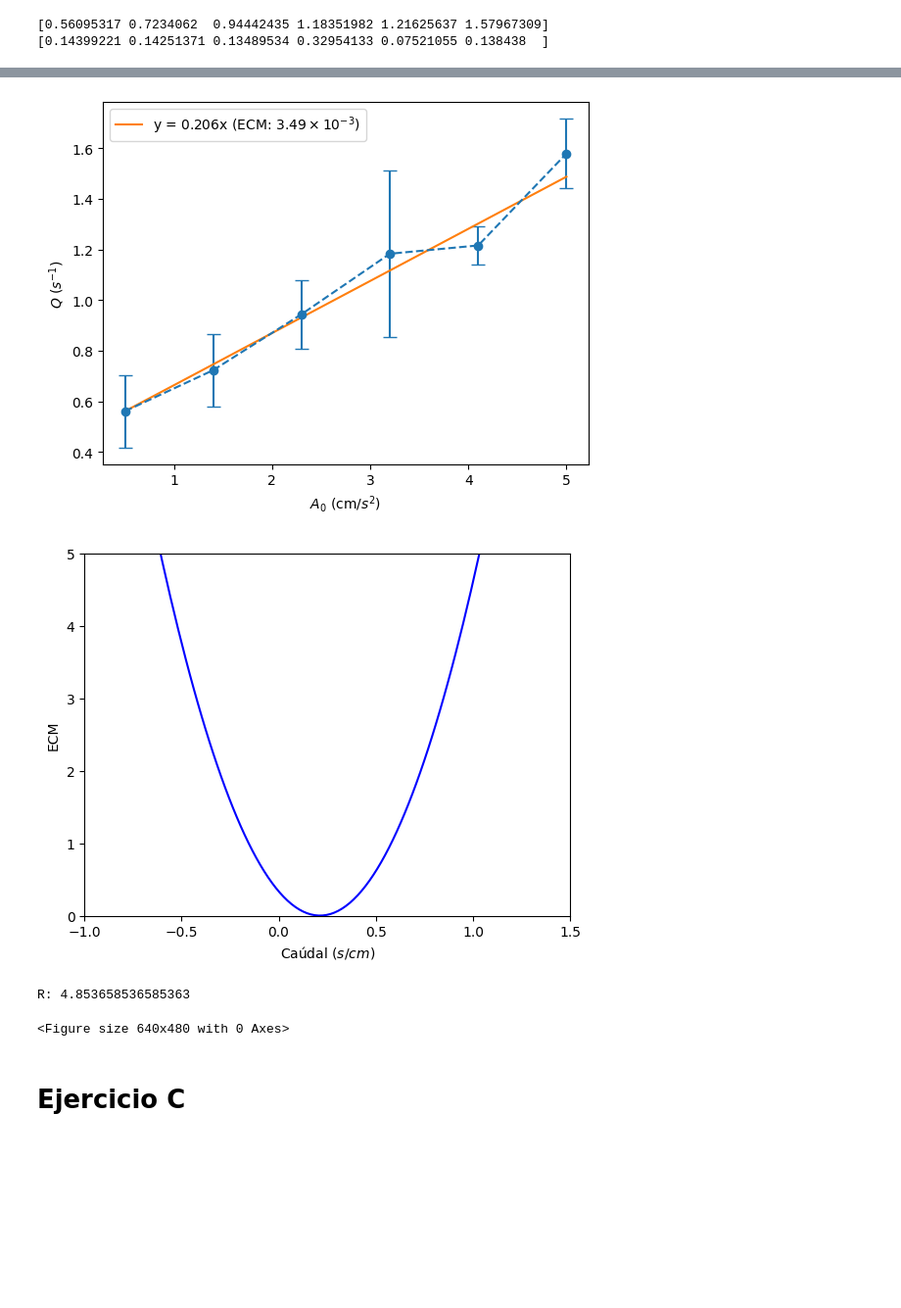
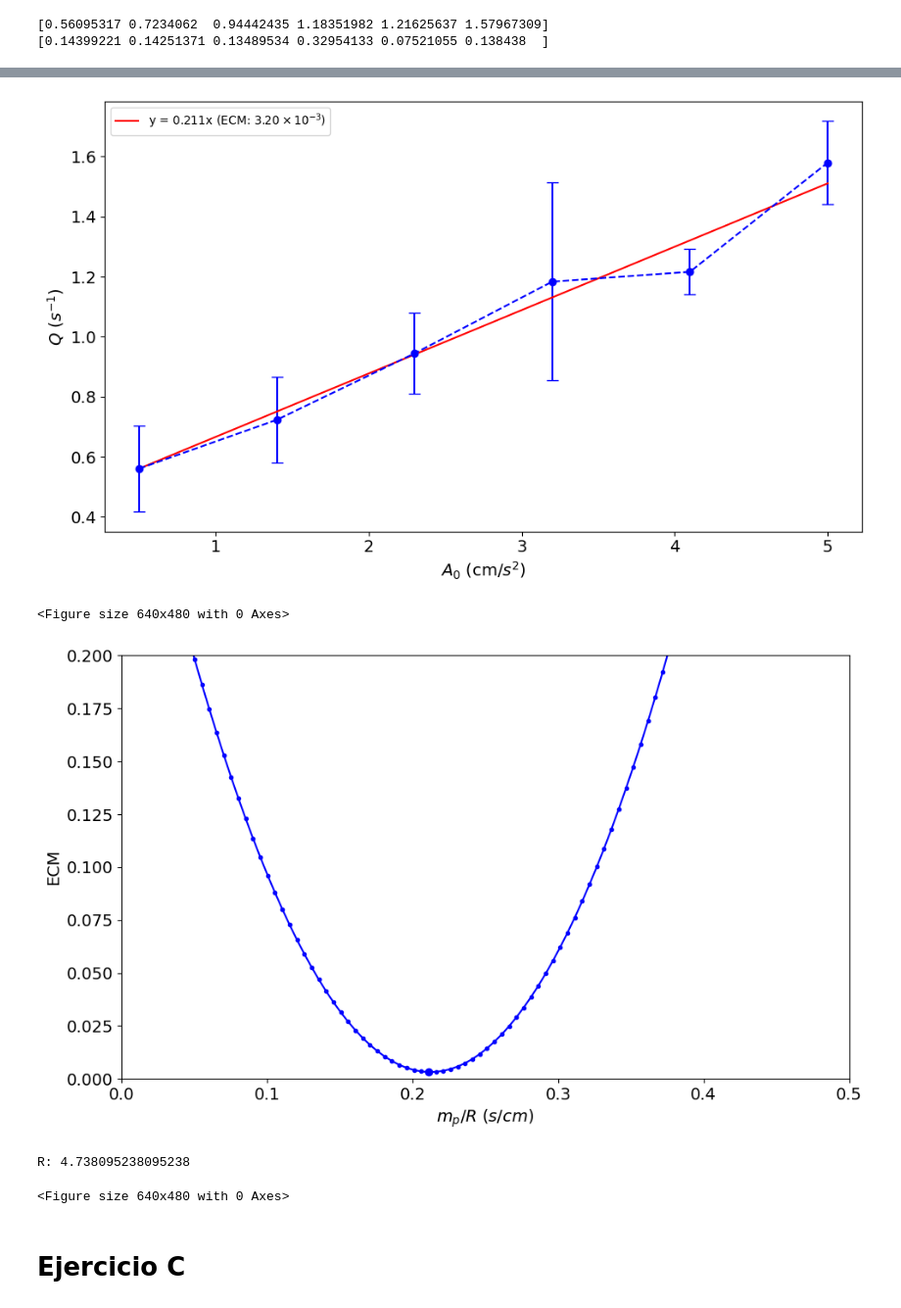
Before and after one commit to JR-Castro/simulacion-de-sistemas, a Jupyter notebook: granular-medium/scripts/q_vs_a0.ipynb, the cells around one changed output, grey strips where cells are left out. Shown: that part at 98% size. Cells and saved outputs as stored; diff of their text form; code cells hidden in the pictures; blank space fills up the shorter version.

Commit message:
Update graph styles

```diff
--- a/granular-medium/scripts/q_vs_a0.ipynb
+++ b/granular-medium/scripts/q_vs_a0.ipynb
@@ -93,7 +124,7 @@ b_a0_fit = [a0 - A0_VALUES[0] for a0 in A0_VALUES]
 print(b_q_means_fit)
 print(b_a0_fit)
 
-b_possible_vals = np.linspace(-1.0, 3.0, 200)
+b_possible_vals = np.linspace(0.0, 1.0, 200)
 errors = [compute_mean_square_error(b, b_a0_fit, b_q_means_fit) for b in b_possible_vals]
 
 b_min_b_error_idx = np.argmin(errors)
@@ -110,36 +141,48 @@ Min error: 0.003489047586648598
 # %%
 # Graph q_means vs a0 with error bars
 # plt.scatter(A0_VALUES, b_q_means)
-plt.errorbar(A0_VALUES, b_q_means, yerr=b_q_std, fmt='o--', capsize=5)
+plt.figure(figsize=(10, 6))
+plt.errorbar(A0_VALUES, b_q_means, yerr=b_q_std, fmt='o--', capsize=5, color=colors[0])
 plt.plot(A0_VALUES, [b_best_b * (a0 - A0_VALUES[0]) + b_q_means[0] for a0 in A0_VALUES],
-         label=f"y = {b_best_b:.3f}x (ECM: {formatter(b_min_b_error, None)})")
+         label=f"y = {b_best_b:.3f}x (ECM: {formatter(b_min_b_error, None)})", color=colors[1])
+plt.xticks(fontsize=14)
+plt.yticks(fontsize=14)
+plt.xlabel("$A_0$ (cm/$s^2$)", fontdict=FONT)
+plt.ylabel("$Q$ ($s^{-1}$)", fontdict=FONT)
 plt.legend(loc='upper left')
-plt.xlabel("$A_0$ (cm/$s^2$)")
-plt.ylabel("$Q$ ($s^{-1}$)")
+plt.tight_layout()
 
 plt.savefig("../analysis/q_vs_a0.png", dpi=300)
 plt.show()
 plt.clf()
 
-plt.plot(b_possible_vals, errors, color='blue')
-plt.xlabel("Caúdal ($s/cm$)")
-plt.ylabel("ECM")
-plt.xlim(-1.0, 1.5)
-plt.ylim(0, 5.0)
+plt.figure(figsize=(10, 6))
+
+plt.plot(b_possible_vals, errors, marker='.', color='blue')
+min_idx = np.argmin(errors)
+plt.plot(b_possible_vals[min_idx], errors[min_idx], 'o', color='blue')
+plt.xlabel("$m_p / R$ ($s/cm$)", fontdict=FONT)
+plt.ylabel("ECM", fontdict=FONT)
+plt.xticks(fontsize=14)
+plt.yticks(fontsize=14)
+plt.xlim(0.0, 0.5)
+plt.ylim(0, 0.2)
+plt.tight_layout()
 plt.savefig("../analysis/q_vs_a0_error.png", dpi=300)
 plt.show()
 plt.clf()
 
 # Q = m_p * a0 / R
 # b = m_p / R
 # R = m_p / b
 
 print(f"R: {1 / b_best_b}")
 # %% [output]
-[figure, old version]
+[figure, new version]
+<Figure size 640x480 with 0 Axes>
-[figure, old version]
+[figure, new version]
-R: 4.853658536585363
-<Figure size 640x480 with 0 Axes>
+R: 4.738095238095238
+<Figure size 640x480 with 0 Axes>
 # %% [markdown]
 # Ejercicio C
 # %%
```
Also changed, not shown: parts of 8 cells of this notebook.
